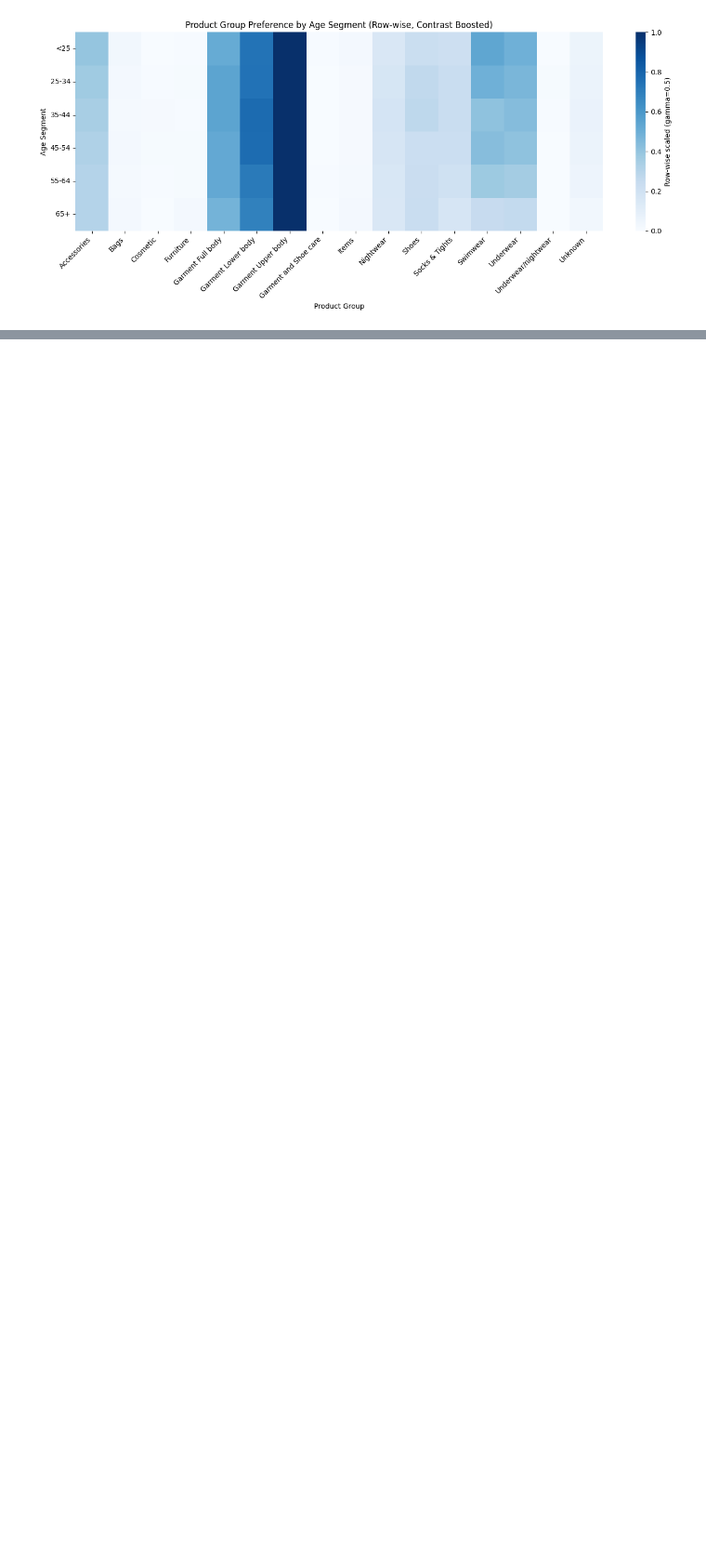
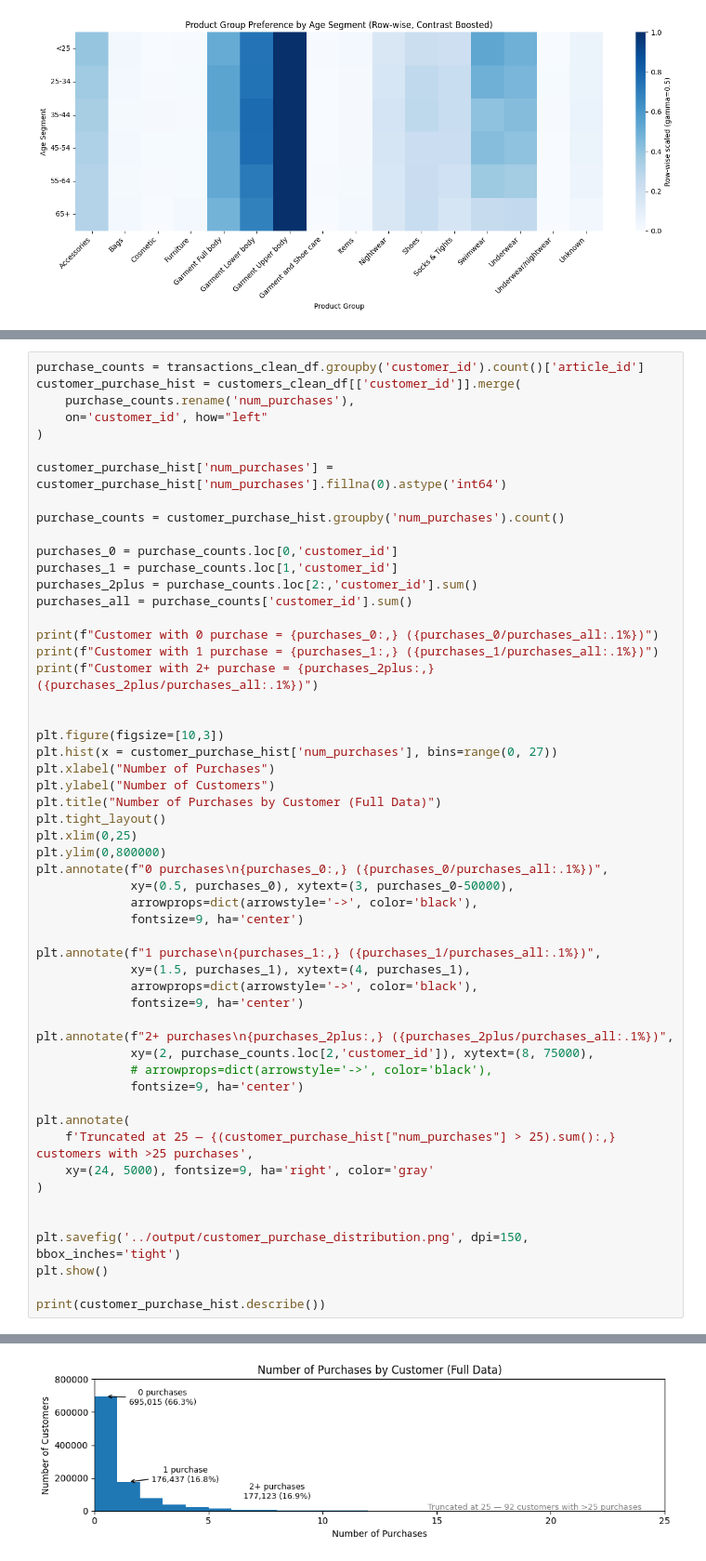
Before and after one commit to daveschaaf/mids_207_project, a Jupyter notebook: notebooks/02_repeat_customer_analysis.ipynb, the cells around one changed output, grey strips where cells are left out. Shown at 93% size. Cells and saved outputs as stored; diff of their text form; blank space fills up the shorter version.

Commit message:
histogram of purchases

```diff
--- a/notebooks/02_repeat_customer_analysis.ipynb
+++ b/notebooks/02_repeat_customer_analysis.ipynb
@@ -171,0 +174,55 @@ plt.show()
+# %%
+purchase_counts = transactions_clean_df.groupby('customer_id').count()['article_id']
+customer_purchase_hist = customers_clean_df[['customer_id']].merge(
+    purchase_counts.rename('num_purchases'),
+    on='customer_id', how="left"
+)
+
+customer_purchase_hist['num_purchases'] = customer_purchase_hist['num_purchases'].fillna(0).astype('int64')
+
+purchase_counts = customer_purchase_hist.groupby('num_purchases').count()
+
+purchases_0 = purchase_counts.loc[0,'customer_id']
+purchases_1 = purchase_counts.loc[1,'customer_id']
+purchases_2plus = purchase_counts.loc[2:,'customer_id'].sum()
+purchases_all = purchase_counts['customer_id'].sum()
+
+print(f"Customer with 0 purchase = {purchases_0:,} ({purchases_0/purchases_all:.1%})")
+print(f"Customer with 1 purchase = {purchases_1:,} ({purchases_1/purchases_all:.1%})")
+print(f"Customer with 2+ purchase = {purchases_2plus:,} ({purchases_2plus/purchases_all:.1%})")
+
+
+plt.figure(figsize=[10,3])
+plt.hist(x = customer_purchase_hist['num_purchases'], bins=range(0, 27))
+plt.xlabel("Number of Purchases")
+plt.ylabel("Number of Customers")
+plt.title("Number of Purchases by Customer (Full Data)")
+plt.tight_layout()
+plt.xlim(0,25)
+plt.ylim(0,800000)
+plt.annotate(f"0 purchases\n{purchases_0:,} ({purchases_0/purchases_all:.1%})",
+             xy=(0.5, purchases_0), xytext=(3, purchases_0-50000),
+             arrowprops=dict(arrowstyle='->', color='black'),
+             fontsize=9, ha='center')
+
+plt.annotate(f"1 purchase\n{purchases_1:,} ({purchases_1/purchases_all:.1%})",
+             xy=(1.5, purchases_1), xytext=(4, purchases_1),
+             arrowprops=dict(arrowstyle='->', color='black'),
+             fontsize=9, ha='center')
+
+plt.annotate(f"2+ purchases\n{purchases_2plus:,} ({purchases_2plus/purchases_all:.1%})",
+             xy=(2, purchase_counts.loc[2,'customer_id']), xytext=(8, 75000),
+             # arrowprops=dict(arrowstyle='->', color='black'),
+             fontsize=9, ha='center')
+
+plt.annotate(
+    f'Truncated at 25 — {(customer_purchase_hist["num_purchases"] > 25).sum():,} customers with >25 purchases',
+    xy=(24, 5000), fontsize=9, ha='right', color='gray'
+)
+
+
+plt.savefig('../output/customer_purchase_distribution.png', dpi=150, bbox_inches='tight')
+plt.show()
+
+print(customer_purchase_hist.describe())
+# %% [output]
@@ -171,0 +232 @@ plt.show()
+[figure, added]
```
Also changed, not shown: parts of 3 cells of this notebook, 1 other file.
